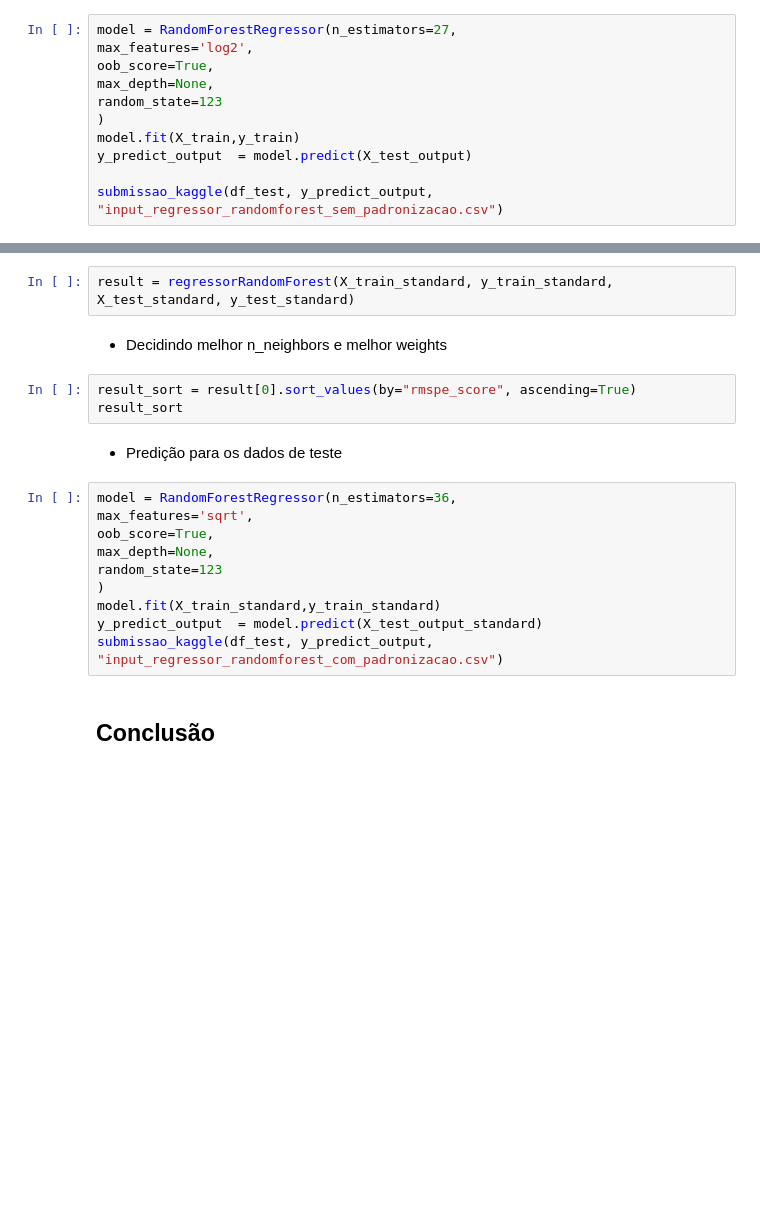
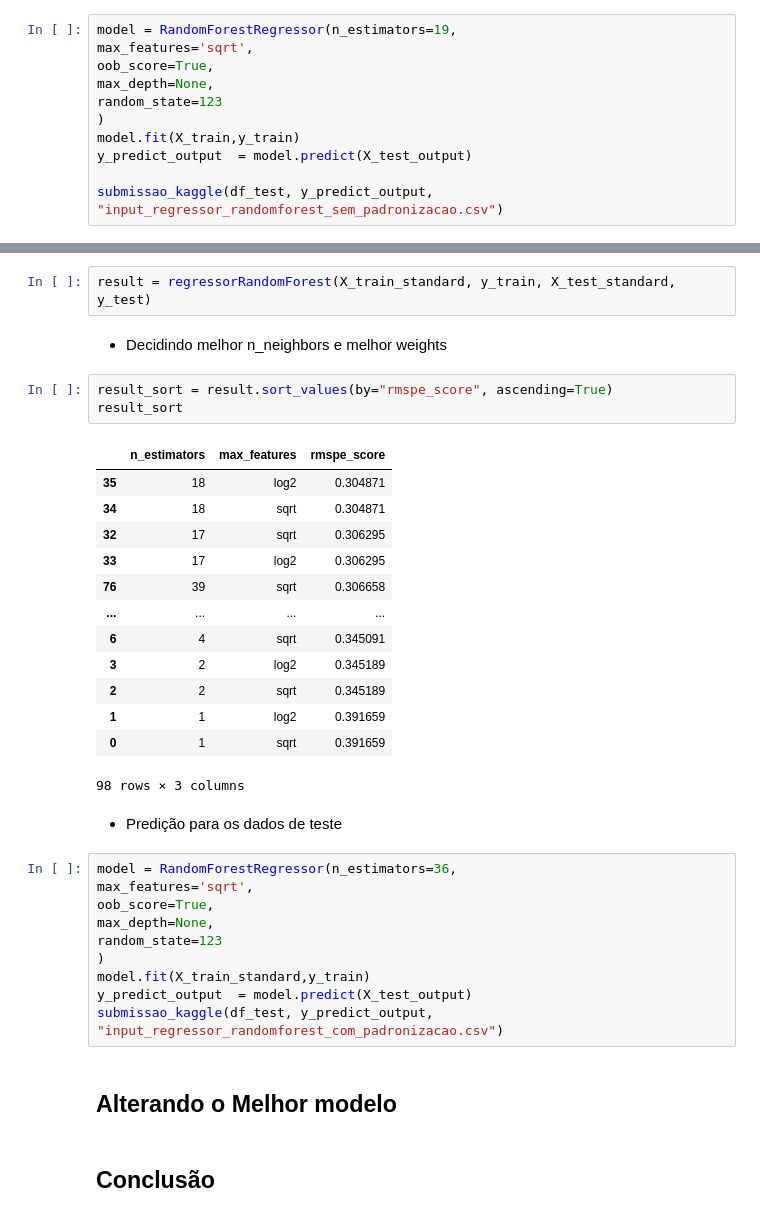
Before and after one commit to AmandaACLucio/Machine_Learning, a Jupyter notebook: Trabalho 2 - Regressor/modelo_regressor.ipynb, the cells around one changed output, grey strips where cells are left out. Cells and saved outputs as stored; diff of their text form; blank space fills up the shorter version.

```diff
--- a/Trabalho 2 - Regressor/modelo_regressor.ipynb
+++ b/Trabalho 2 - Regressor/modelo_regressor.ipynb
@@ -791,8 +862,8 @@ result_sort
 # %% [markdown]
 - Predição para os dados de teste
 # %%
-model = RandomForestRegressor(n_estimators=27,
-max_features='log2',
+model = RandomForestRegressor(n_estimators=19,
+max_features='sqrt',
 oob_score=True,
 max_depth=None,
 random_state=123
@@ -804,12 +875,26 @@ submissao_kaggle(df_test, y_predict_output, "input_regressor_randomforest_sem_pa
 # %% [markdown]
 - Treinar o modelo Random Forest com o conjunto de treino utilizando medidadas padronizadas
 # %%
-result = regressorRandomForest(X_train_standard, y_train_standard, X_test_standard, y_test_standard)
+result = regressorRandomForest(X_train_standard, y_train, X_test_standard, y_test)
 # %% [markdown]
 - Decidindo melhor n_neighbors e melhor weights
 # %%
-result_sort = result[0].sort_values(by="rmspe_score", ascending=True)
+result_sort = result.sort_values(by="rmspe_score", ascending=True)
 result_sort
+# %% [output]
+|  | n_estimators | max_features | rmspe_score |
+| 35 | 18 | log2 | 0.304871 |
+| 34 | 18 | sqrt | 0.304871 |
+| 32 | 17 | sqrt | 0.306295 |
+| 33 | 17 | log2 | 0.306295 |
+| 76 | 39 | sqrt | 0.306658 |
+| ... | ... | ... | ... |
+| 6 | 4 | sqrt | 0.345091 |
+| 3 | 2 | log2 | 0.345189 |
+| 2 | 2 | sqrt | 0.345189 |
+| 1 | 1 | log2 | 0.391659 |
+| 0 | 1 | sqrt | 0.391659 |
+98 rows × 3 columns
 # %% [markdown]
 - Predição para os dados de teste
 # %%
@@ -819,9 +904,11 @@ oob_score=True,
 max_depth=None,
 random_state=123
 )
-model.fit(X_train_standard,y_train_standard)
-y_predict_output  = model.predict(X_test_output_standard)
+model.fit(X_train_standard,y_train)
+y_predict_output  = model.predict(X_test_output)
 submissao_kaggle(df_test, y_predict_output, "input_regressor_randomforest_com_padronizacao.csv")
+# %% [markdown]
+## Alterando o Melhor modelo
 # %% [markdown]
 ## Conclusão
 # %% [markdown]
```
Also changed, not shown: parts of 21 cells of this notebook, 10 other files.
